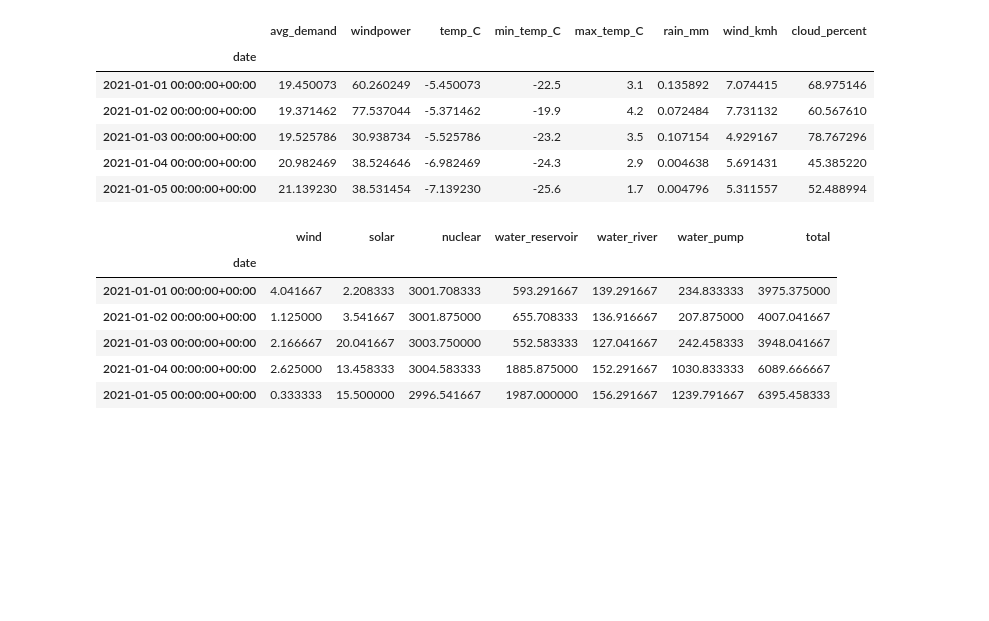
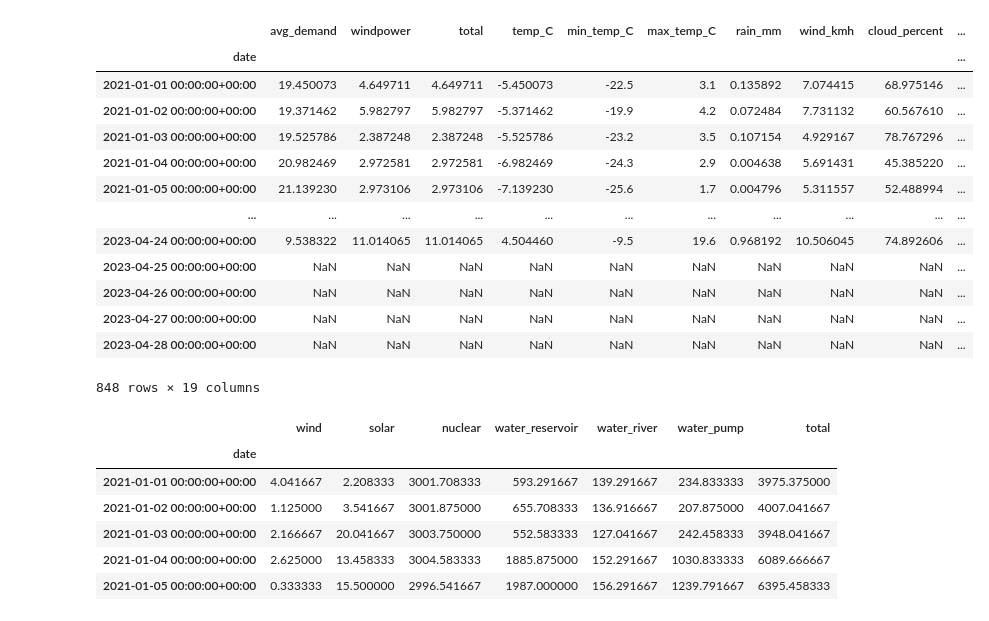
Before and after one commit to danielakomenda/scientific_programming_project, a Jupyter notebook: notebooks/Modelling.ipynb, the cells around one changed output. Cells and saved outputs as stored; diff of their text form; code cells hidden in the pictures; blank space fills up the shorter version.

```diff
--- a/notebooks/Modelling.ipynb
+++ b/notebooks/Modelling.ipynb
@@ -17,23 +17,34 @@ df_energy_daily = await entsoeData.extract_energy_data_daily()
 df_w2_weather_daily = await wetter2Data.extract_data_daily()
 df_w2_heating_demand = await wetter2Data.extract_heatingdemand()
 df_w2_windpower = await wetter2Data.extract_windpower()
+df_ow_weather_daily = await openweatherData.extract_data_daily()
 df_ow_heating_demand = await openweatherData.extract_heatingdemand()
 df_ow_windpower = await openweatherData.extract_windpower()
 # %%
 input_features = []
-input_features.append(df_heating_demand)
-input_features.append(df_windpower)
-input_features.append(df_weather_daily)
+input_features.append(df_w2_heating_demand)
+input_features.append(df_w2_windpower)
+input_features.append(df_w2_weather_daily)
+input_features.append(df_ow_heating_demand)
+input_features.append(df_ow_windpower)
+input_features.append(df_ow_weather_daily)
 input_features = pd.concat(input_features, axis="columns")
-input_features.head()
+input_features
 # %% [output]
-|  | avg_demand | windpower | temp_C | min_temp_C | max_temp_C | rain_mm | wind_kmh | cloud_percent |
-| date |  |  |  |  |  |  |  |  |
-| 2021-01-01 00:00:00+00:00 | 19.450073 | 60.260249 | -5.450073 | -22.5 | 3.1 | 0.135892 | 7.074415 | 68.975146 |
-| 2021-01-02 00:00:00+00:00 | 19.371462 | 77.537044 | -5.371462 | -19.9 | 4.2 | 0.072484 | 7.731132 | 60.567610 |
-| 2021-01-03 00:00:00+00:00 | 19.525786 | 30.938734 | -5.525786 | -23.2 | 3.5 | 0.107154 | 4.929167 | 78.767296 |
-| 2021-01-04 00:00:00+00:00 | 20.982469 | 38.524646 | -6.982469 | -24.3 | 2.9 | 0.004638 | 5.691431 | 45.385220 |
-| 2021-01-05 00:00:00+00:00 | 21.139230 | 38.531454 | -7.139230 | -25.6 | 1.7 | 0.004796 | 5.311557 | 52.488994 |
+|  | avg_demand | windpower | total | temp_C | min_temp_C | max_temp_C | rain_mm | wind_kmh | cloud_percent | ... |
+| date |  |  |  |  |  |  |  |  |  | ... |
+| 2021-01-01 00:00:00+00:00 | 19.450073 | 4.649711 | 4.649711 | -5.450073 | -22.5 | 3.1 | 0.135892 | 7.074415 | 68.975146 | ... |
+| 2021-01-02 00:00:00+00:00 | 19.371462 | 5.982797 | 5.982797 | -5.371462 | -19.9 | 4.2 | 0.072484 | 7.731132 | 60.567610 | ... |
+| 2021-01-03 00:00:00+00:00 | 19.525786 | 2.387248 | 2.387248 | -5.525786 | -23.2 | 3.5 | 0.107154 | 4.929167 | 78.767296 | ... |
+| 2021-01-04 00:00:00+00:00 | 20.982469 | 2.972581 | 2.972581 | -6.982469 | -24.3 | 2.9 | 0.004638 | 5.691431 | 45.385220 | ... |
+| 2021-01-05 00:00:00+00:00 | 21.139230 | 2.973106 | 2.973106 | -7.139230 | -25.6 | 1.7 | 0.004796 | 5.311557 | 52.488994 | ... |
+| ... | ... | ... | ... | ... | ... | ... | ... | ... | ... | ... |
+| 2023-04-24 00:00:00+00:00 | 9.538322 | 11.014065 | 11.014065 | 4.504460 | -9.5 | 19.6 | 0.968192 | 10.506045 | 74.892606 | ... |
+| 2023-04-25 00:00:00+00:00 | NaN | NaN | NaN | NaN | NaN | NaN | NaN | NaN | NaN | ... |
+| 2023-04-26 00:00:00+00:00 | NaN | NaN | NaN | NaN | NaN | NaN | NaN | NaN | NaN | ... |
+| 2023-04-27 00:00:00+00:00 | NaN | NaN | NaN | NaN | NaN | NaN | NaN | NaN | NaN | ... |
+| 2023-04-28 00:00:00+00:00 | NaN | NaN | NaN | NaN | NaN | NaN | NaN | NaN | NaN | ... |
+848 rows × 19 columns
 # %%
 target_features = await entsoeData.extract_energy_data_daily()
 target_features.head()
```
Also changed, not shown: parts of 1 cell of this notebook, 11 other files.
